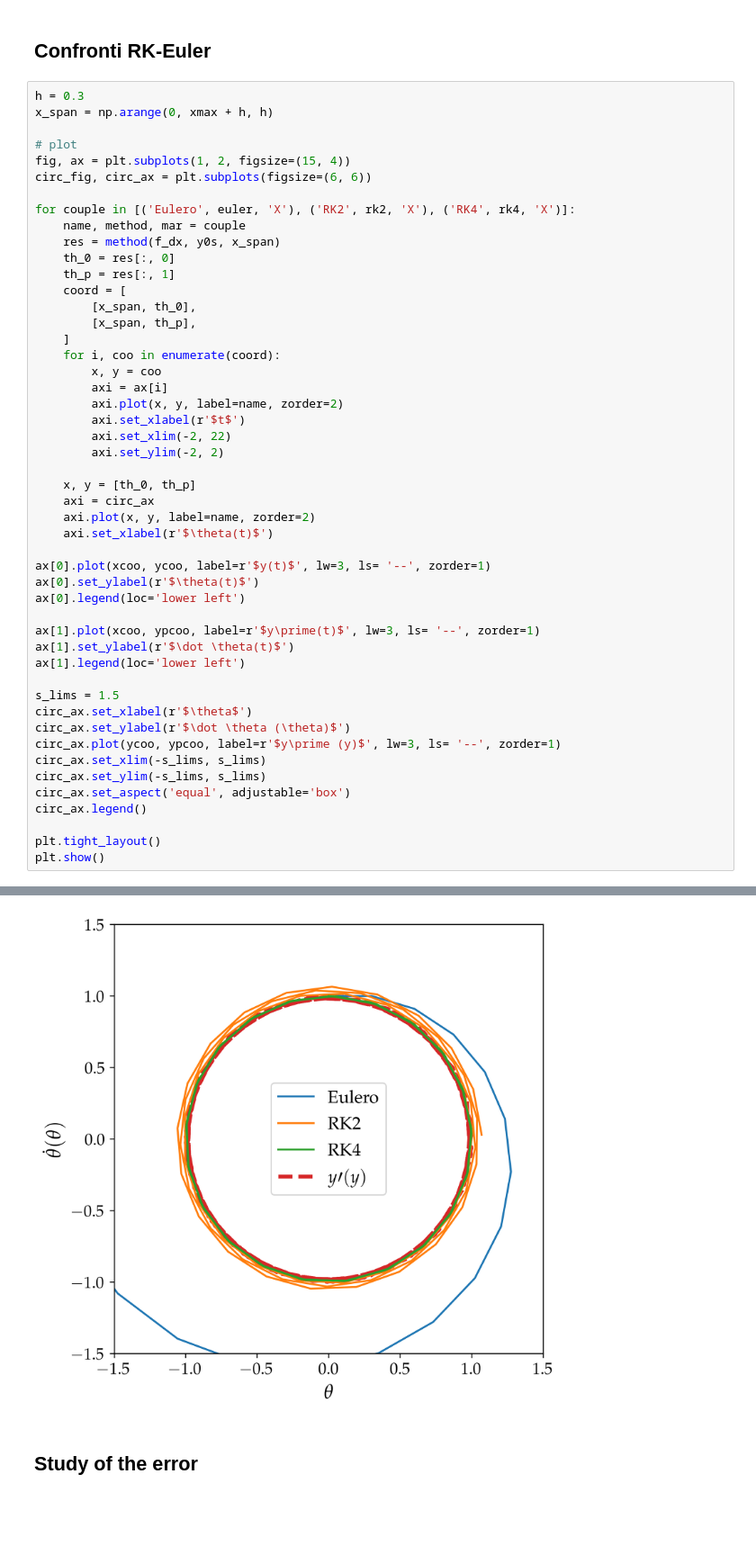
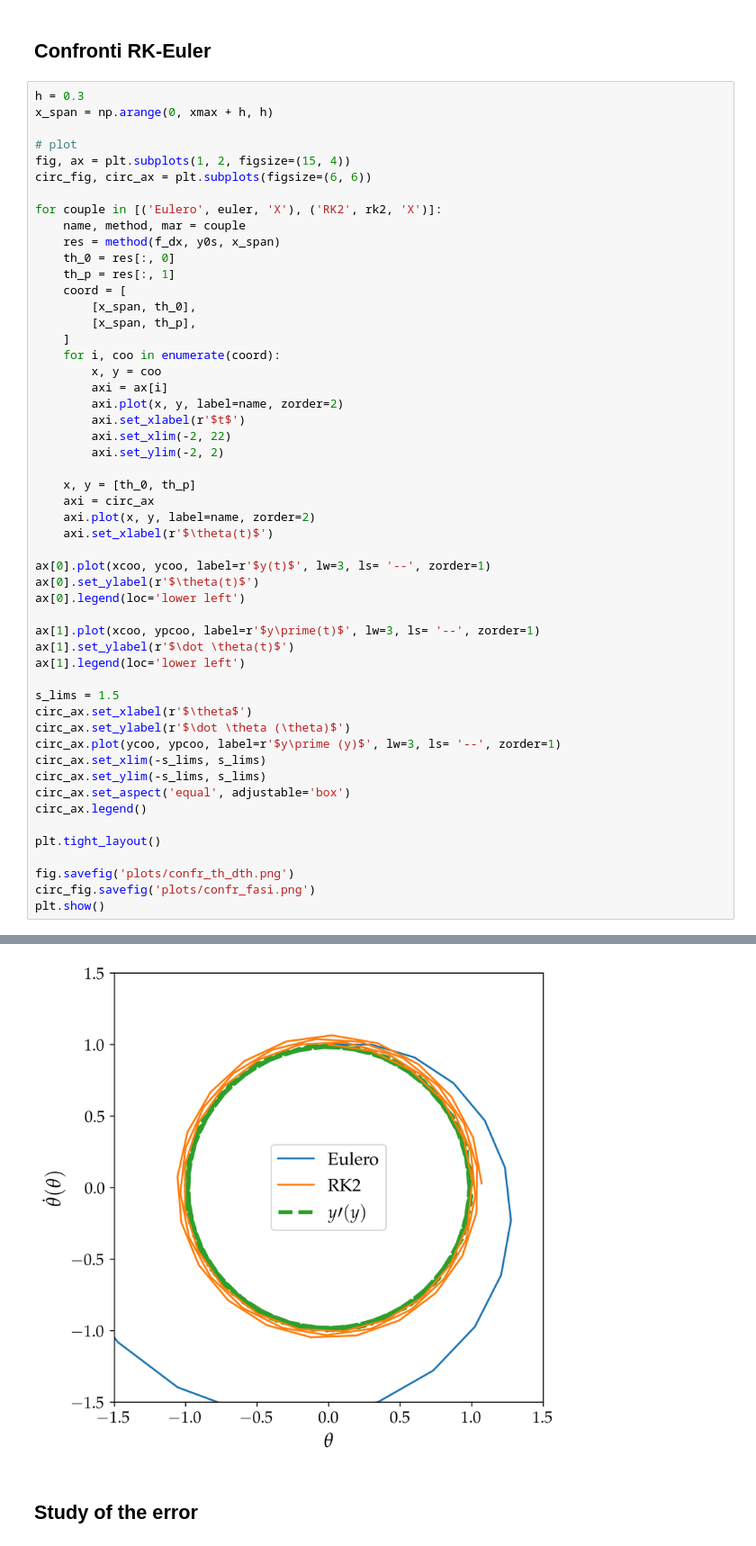
Before and after one commit to mvolpato-unimib/Lab_comp, a Jupyter notebook: ex17/runge_kutta.ipynb, the cells around one changed output, grey strips where cells are left out. Shown at 90% size. Cells and saved outputs as stored; diff of their text form; blank space fills up the shorter version.

```diff
--- a/ex17/runge_kutta.ipynb
+++ b/ex17/runge_kutta.ipynb
@@ -133,7 +136,7 @@ x_span = np.arange(0, xmax + h, h)
 fig, ax = plt.subplots(1, 2, figsize=(15, 4))
 circ_fig, circ_ax = plt.subplots(figsize=(6, 6))
 
-for couple in [('Eulero', euler, 'X'), ('RK2', rk2, 'X'), ('RK4', rk4, 'X')]:
+for couple in [('Eulero', euler, 'X'), ('RK2', rk2, 'X')]:
     name, method, mar = couple
     res = method(f_dx, y0s, x_span)
     th_0 = res[:, 0]
@@ -173,5 +176,8 @@ circ_ax.set_aspect('equal', adjustable='box')
 circ_ax.legend()
 
 plt.tight_layout()
+
+fig.savefig('plots/confr_th_dth.png')
+circ_fig.savefig('plots/confr_fasi.png')
 plt.show()
 # %% [output]
@@ -179,4 +185,4 @@ plt.show()
-[figure, old version]
+[figure, new version]
 # %% [markdown]
 ## **Study of the error**
 # %%
```
Also changed, not shown: parts of 7 cells of this notebook, 20 other files.
